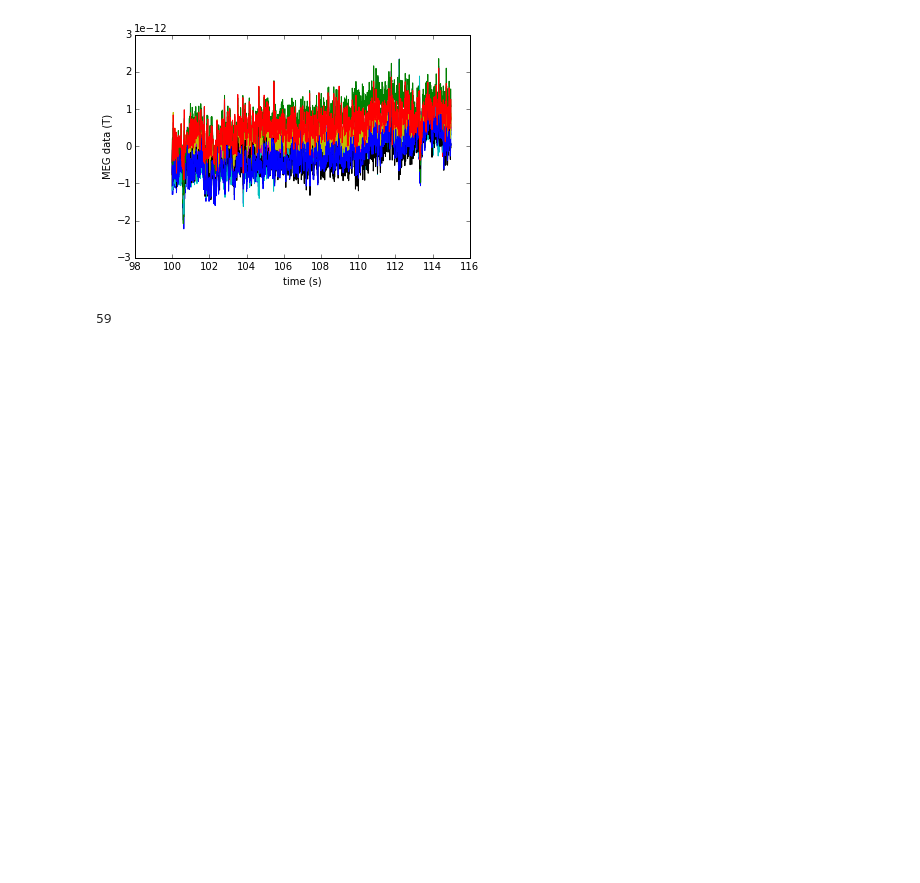
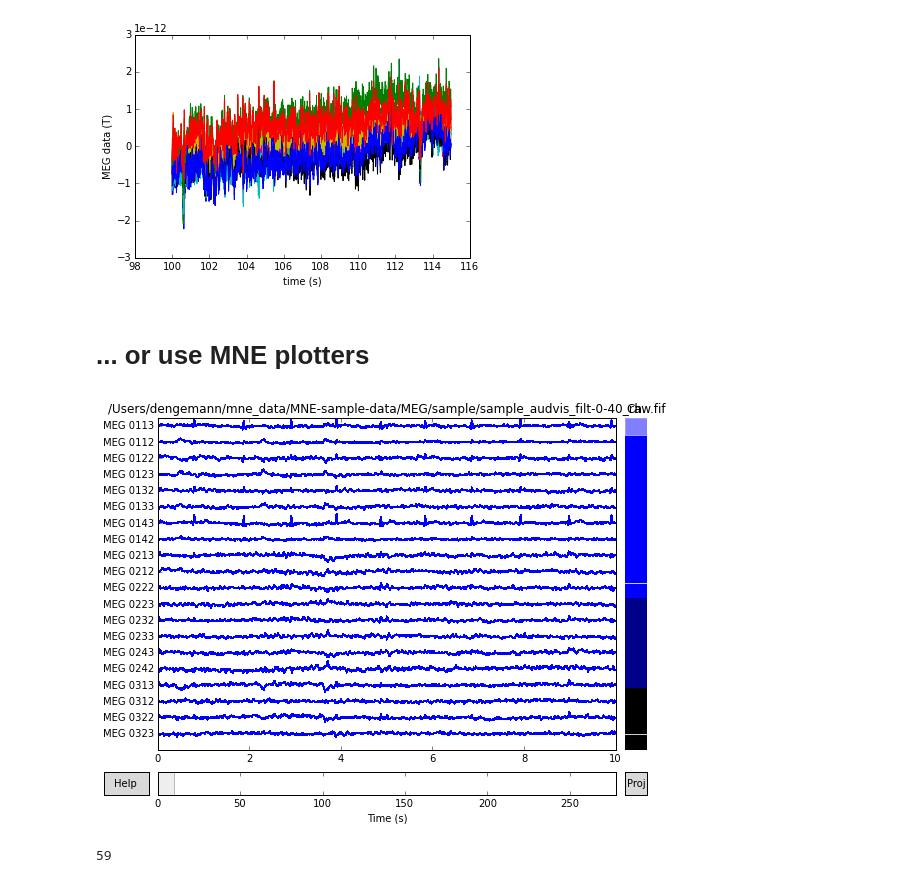
Before and after one commit to mne-tools/mne-python-notebooks, a Jupyter notebook: 1-MNE_from_raw_to_epochs_evoked.ipynb, the cells around one changed output. Saved outputs shown, nothing was run; the diff lists cells and outputs as text; code cells hidden in the pictures; blank space fills up the shorter version.

```diff
--- a/1-MNE_from_raw_to_epochs_evoked.ipynb
+++ b/1-MNE_from_raw_to_epochs_evoked.ipynb
@@ -107,6 +112,15 @@ plt.ylabel('MEG data (T)')
 # %% [output]
 <matplotlib.text.Text at 0x...>
 [figure]
+# %% [markdown]
+
+# ... or use MNE plotters
+# %%
+%matplotlib qt4
+
+raw.plot();
+# %% [output]
+[figure, added]
 # %%
 len(mne.pick_types(raw.info, meg=False, eeg=True, exclude='bads'))
 # %% [output]
```
Also changed, not shown: parts of 18 cells of this notebook, 2 other files.
